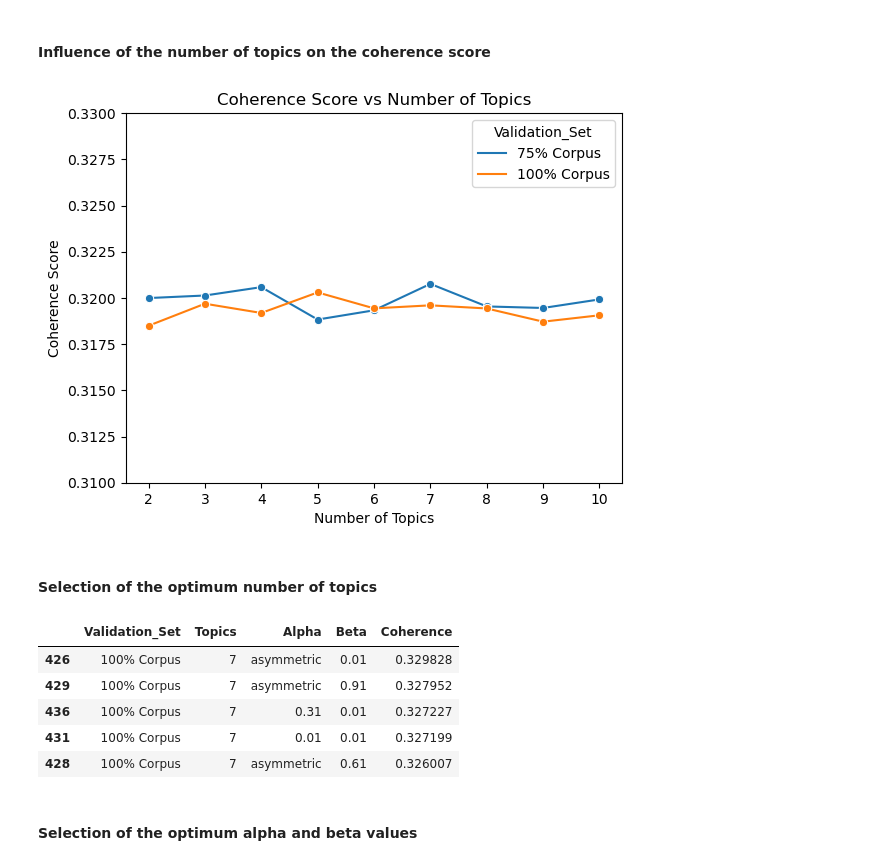
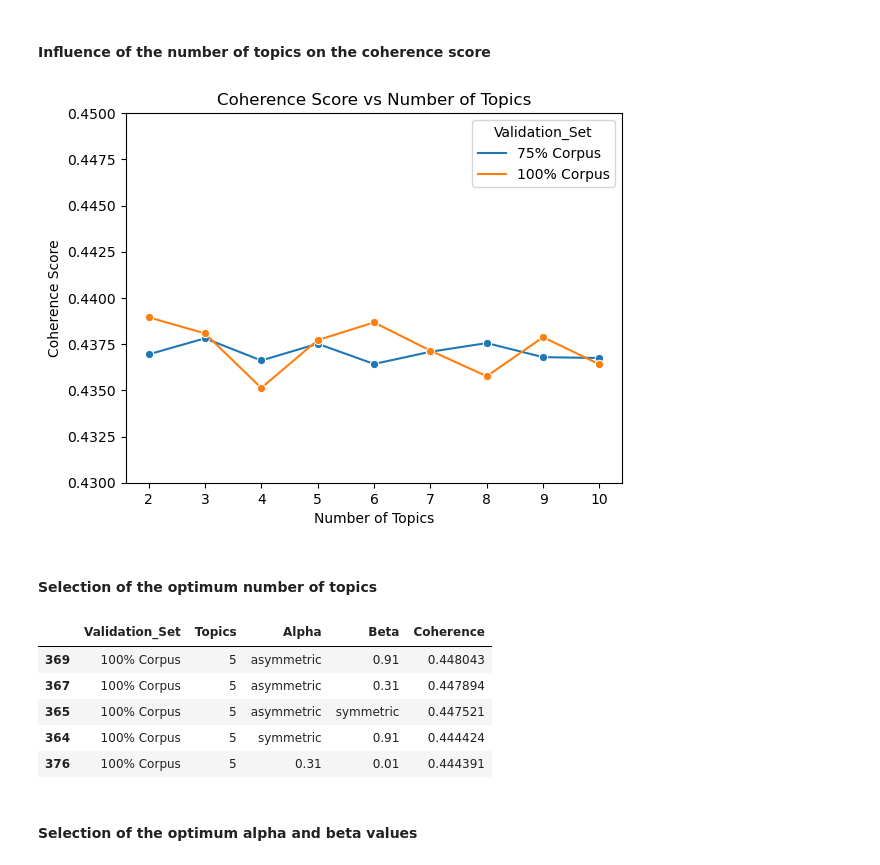
Before and after one commit to ls-schwnstr/Topic-Modeling, a Jupyter notebook: LDA_BOW_Nouns.ipynb, the cells around one changed output. Cells and saved outputs as stored; diff of their text form; code cells hidden in the pictures.

```diff
--- a/LDA_BOW_Nouns.ipynb
+++ b/LDA_BOW_Nouns.ipynb
@@ -132,31 +132,32 @@ df_results.to_csv('lda_tuning_results_bow_nouns.csv', index=False)
 # %%
 import pandas as pd
 import seaborn as sns
 import matplotlib.pyplot as plt
 
 # Read the model_results from the CSV file
-model_results_bow = pd.read_csv('lda_tuning_results_bow.csv')
+model_results_bow = pd.read_csv('lda_tuning_results_bow_nouns.csv')
 
 # Plot the lines and remove the confidence interval
 sns.lineplot(x='Topics', y='Coherence', hue='Validation_Set', data=model_results_bow, marker='o', errorbar=None)
 
 # Set the labels and title
 # x-axis: number of topics
 plt.xlabel('Number of Topics')
 # y-axis: coherence scores
 plt.ylabel('Coherence Score')
 plt.title('Coherence Score vs Number of Topics')
-plt.ylim([0.31, 0.33])
+plt.ylim([0.43, 0.45])
+
 
 # Display the graph
 plt.show()
 # %% [output]
-[figure, old version]
+[figure, new version]
 # %% [markdown]
 #### Selection of the optimum number of topics
 # %%
 # display the metrics and coherence score for the selected number of topics
-num_topics_bow = 7 # set the topicnumber
+num_topics_bow = 5 # set the topicnumber
 
 metrics_df = model_results_bow[(model_results_bow['Topics'] == num_topics_bow) & (model_results_bow['Validation_Set'] == '100% Corpus')]
 
@@ -164,11 +165,11 @@ metrics_df = metrics_df.sort_values('Coherence', ascending=False).head()
 metrics_df
 # %% [output]
 |  | Validation_Set | Topics | Alpha | Beta | Coherence |
-| 426 | 100% Corpus | 7 | asymmetric | 0.01 | 0.329828 |
-| 429 | 100% Corpus | 7 | asymmetric | 0.91 | 0.327952 |
-| 436 | 100% Corpus | 7 | 0.31 | 0.01 | 0.327227 |
-| 431 | 100% Corpus | 7 | 0.01 | 0.01 | 0.327199 |
-| 428 | 100% Corpus | 7 | asymmetric | 0.61 | 0.326007 |
+| 369 | 100% Corpus | 5 | asymmetric | 0.91 | 0.448043 |
+| 367 | 100% Corpus | 5 | asymmetric | 0.31 | 0.447894 |
+| 365 | 100% Corpus | 5 | asymmetric | symmetric | 0.447521 |
+| 364 | 100% Corpus | 5 | symmetric | 0.91 | 0.444424 |
+| 376 | 100% Corpus | 5 | 0.31 | 0.01 | 0.444391 |
 # %% [markdown]
 #### Selection of the optimum alpha and beta values
 # %%
```
Also changed, not shown: parts of 7 cells of this notebook.
